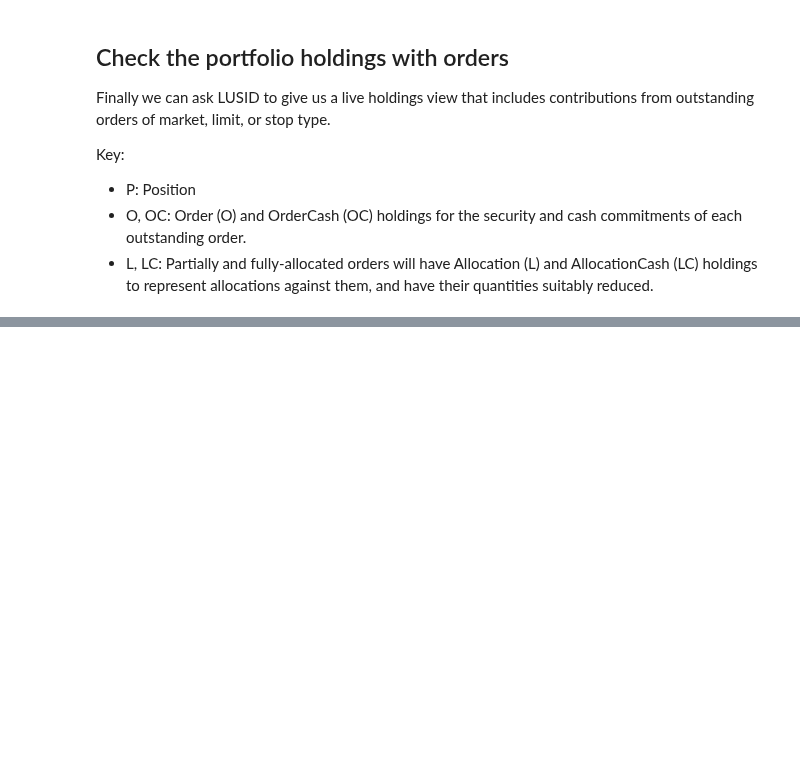
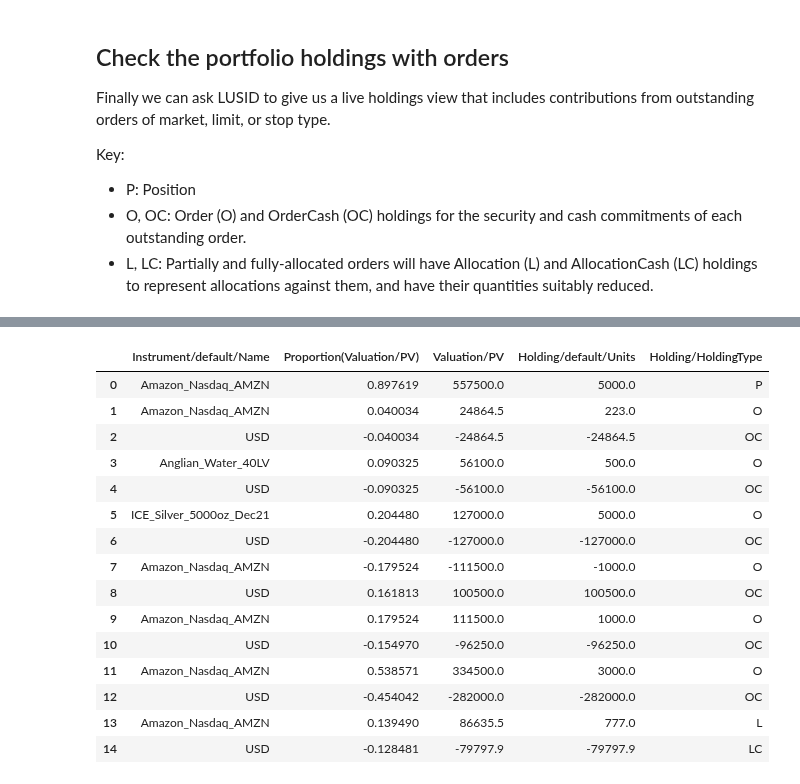
Before and after one commit to finbourne/sample-notebooks, a Jupyter notebook: examples/use-cases/orders-management/Incorporating live orders into your holdings view.ipynb, the cells around one changed output, grey strips where cells are left out. Drawn from its saved outputs; the diff is of its cells as text; code cells hidden in the pictures; blank space fills up the shorter version.

```diff
--- a/examples/use-cases/orders-management/Incorporating live orders into your holdings view.ipynb
+++ b/examples/use-cases/orders-management/Incorporating live orders into your holdings view.ipynb
@@ -495,0 +497,46 @@ The End
+# %%
+# Setup the aggregation request
+aggregation_request = lm.ValuationRequest(
+        recipe_id = lm.ResourceId(
+            scope = scope,
+            code = recipe_code
+        ),
+        metrics = [
+            lm.AggregateSpec("Instrument/default/Name", "Value"),
+            lm.AggregateSpec("Valuation/PV", "Proportion"),
+            lm.AggregateSpec("Valuation/PV", "Value"),
+            lm.AggregateSpec("Holding/default/Units", "Value"),
+            lm.AggregateSpec("Holding/HoldingType", "Value"),
+        ],
+        # choose the valuation date for the request - set using effectiveAt
+        valuation_schedule=lm.ValuationSchedule(effective_at=date.today().isoformat()),
+        portfolio_entity_ids = [lm.PortfolioEntityId(
+                                                        scope = scope,
+                                                        code = portfolio_code,
+                                                        portfolio_entity_type="SinglePortfolio"
+            )],
+        include_order_flow=lm.OrderFlowConfiguration("OrdersAndAllocations")
+        )
+
+# Pull the data aggregation by passing the effectiveAt date
+aggregation = aggregation_api.get_valuation(valuation_request=aggregation_request)
+df = pd.DataFrame(aggregation.data)
+
+df
+# %% [output]
+|  | Instrument/default/Name | Proportion(Valuation/PV) | Valuation/PV | Holding/default/Units | Holding/HoldingType |
+| 0 | Amazon_Nasdaq_AMZN | 0.897619 | 557500.0 | 5000.0 | P |
+| 1 | Amazon_Nasdaq_AMZN | 0.040034 | 24864.5 | 223.0 | O |
+| 2 | USD | -0.040034 | -24864.5 | -24864.5 | OC |
+| 3 | Anglian_Water_40LV | 0.090325 | 56100.0 | 500.0 | O |
+| 4 | USD | -0.090325 | -56100.0 | -56100.0 | OC |
+| 5 | ICE_Silver_5000oz_Dec21 | 0.204480 | 127000.0 | 5000.0 | O |
+| 6 | USD | -0.204480 | -127000.0 | -127000.0 | OC |
+| 7 | Amazon_Nasdaq_AMZN | -0.179524 | -111500.0 | -1000.0 | O |
+| 8 | USD | 0.161813 | 100500.0 | 100500.0 | OC |
+| 9 | Amazon_Nasdaq_AMZN | 0.179524 | 111500.0 | 1000.0 | O |
+| 10 | USD | -0.154970 | -96250.0 | -96250.0 | OC |
+| 11 | Amazon_Nasdaq_AMZN | 0.538571 | 334500.0 | 3000.0 | O |
+| 12 | USD | -0.454042 | -282000.0 | -282000.0 | OC |
+| 13 | Amazon_Nasdaq_AMZN | 0.139490 | 86635.5 | 777.0 | L |
+| 14 | USD | -0.128481 | -79797.9 | -79797.9 | LC |
```
Also changed, not shown: parts of 18 cells of this notebook, 1 other file.
